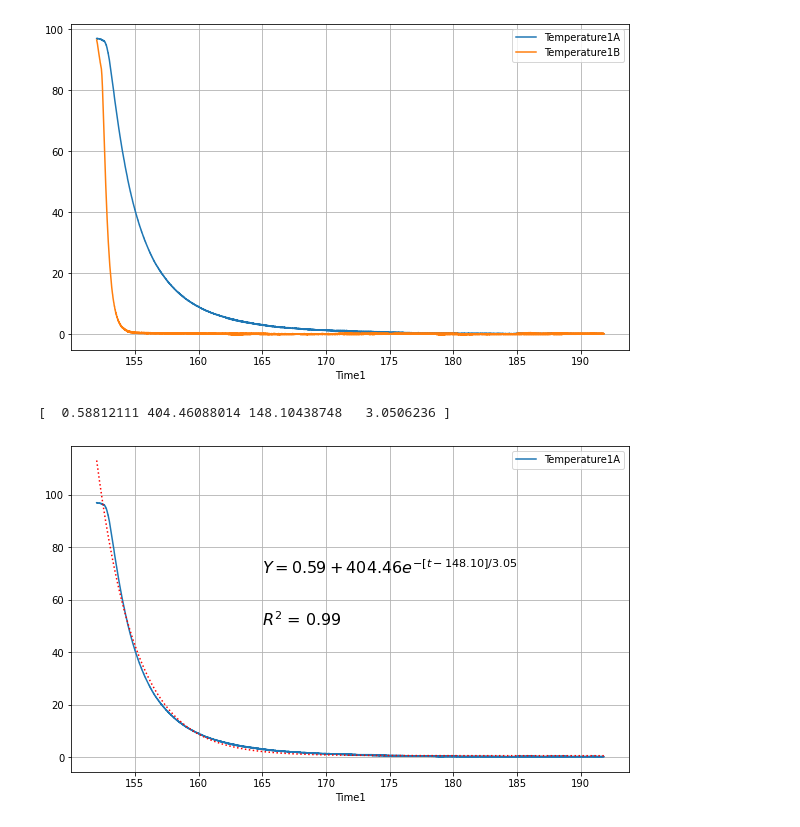
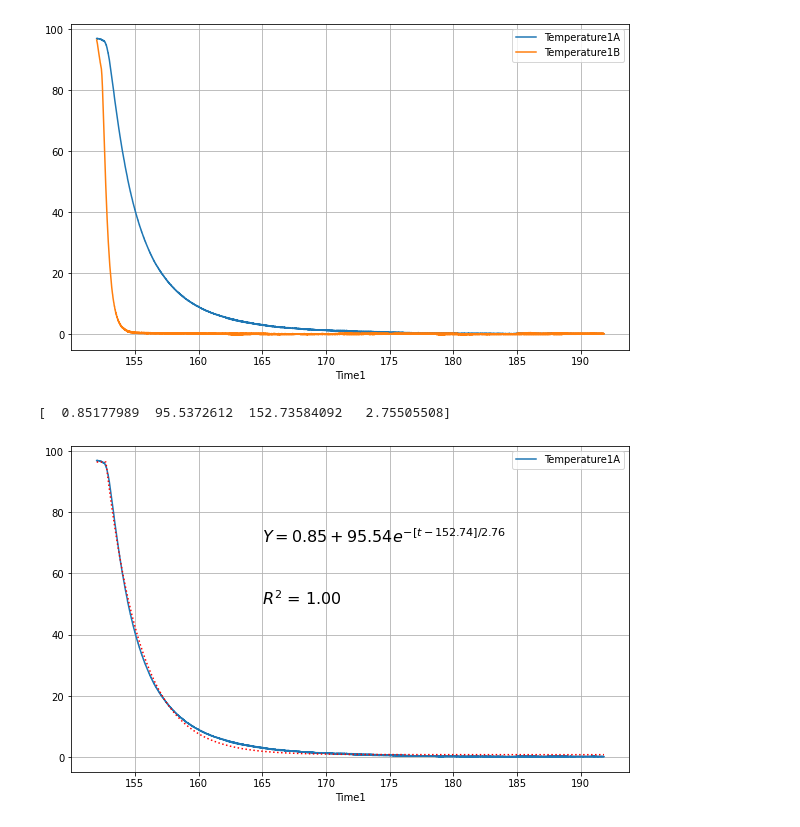
Before and after one commit to TobGerken/ISAT300, a Jupyter notebook: 4_TemperatureResponseLabReview.ipynb, the cells around one changed output. Drawn from its saved outputs; the diff is of its cells as text; code cells hidden in the pictures.

```diff
--- a/4_TemperatureResponseLabReview.ipynb
+++ b/4_TemperatureResponseLabReview.ipynb
@@ -267,27 +267,27 @@ df_R1_h2c[['Time1','Temperature1A','Temperature1B']].plot(x='Time1', grid = True
 # %%
 # First guess for values
 a   = 0       # suggested starting value: 0
 b   = 100       # suggested starting value: 100
-T   = 151
+T   = 153
 tau = 3
 firstGuess = [a,b,T,tau]
 
 # We also extract time and temperature to shorten the code
 t = df_R1_h2c['Time1']
 y = df_R1_h2c['Temperature1A']
 
 
 # We can now call again the curve_fit.
 fittedParameter, variance = curve_fit(FirstOrderResponse, t, y, firstGuess)
 print(fittedParameter)
 
 y_est_1A = FirstOrderResponse(t,fittedParameter[0],fittedParameter[1],fittedParameter[2],fittedParameter[3])
 
 import matplotlib.pyplot as plt
 ax1 = df_R1_h2c[['Time1','Temperature1A']].plot(x='Time1', grid = True, figsize=(10, 6))
 ax1 = plt.plot(t,y_est_1A, color = 'r', linestyle=':')
 ax1 = plt.text(165, 70, r"$Y = %3.2f +  %3.2f e^{- [t - %3.2f] / %3.2f }$" % (fittedParameter[0],fittedParameter[1],fittedParameter[2],fittedParameter[3]), fontsize = 16)
 ax1 = plt.text(165, 50, r"$R^2$ = %3.2f" % (np.corrcoef(y,y_est_1A)[0,1])**2 , fontsize = 16)
 # %% [output]
-[  0.58812111 404.46088014 148.10438748   3.0506236 ]
+[  0.85177989  95.5372612  152.73584092   2.75505508]
-[figure, old version]
+[figure, new version]
```
